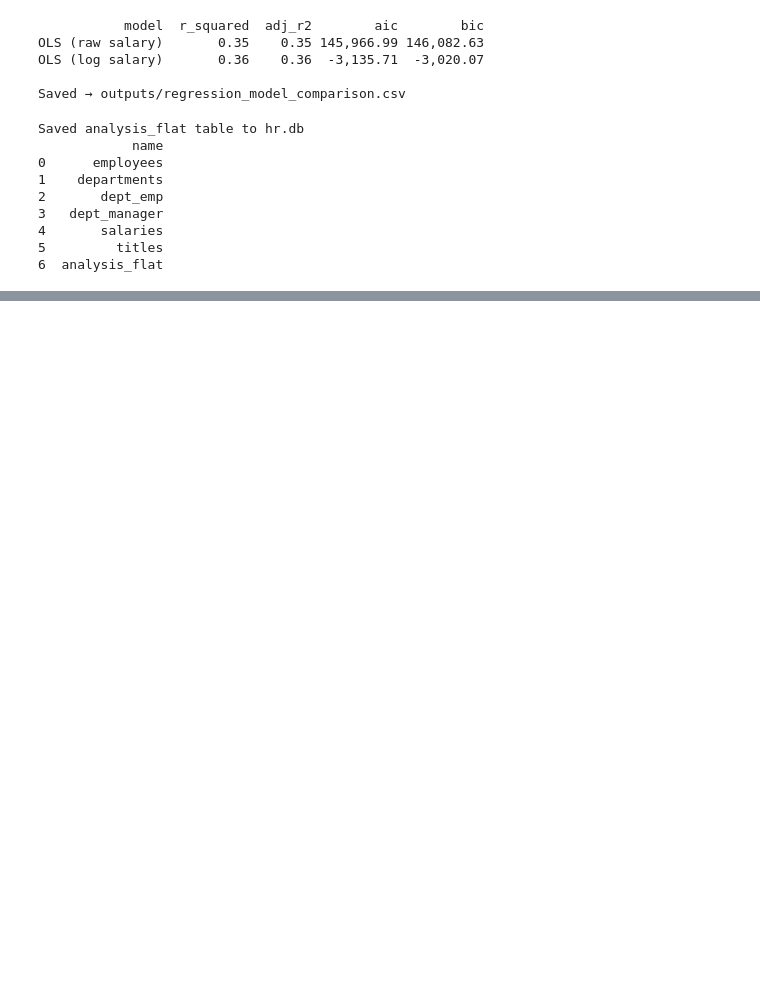
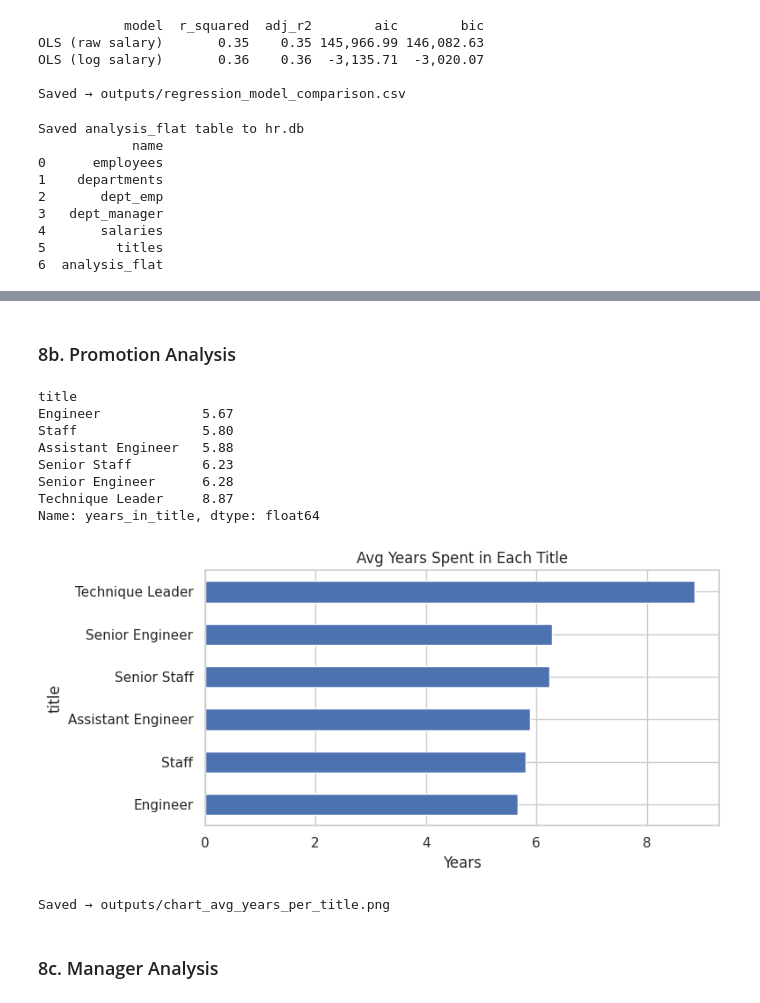
Before and after one commit to jdstigma/HR-ETL-Analysis, a Jupyter notebook: dataset/hr_analysis_executed.ipynb, the cells around one changed output, grey strips where cells are left out. Saved outputs shown, nothing was run; the diff lists cells and outputs as text; code cells hidden in the pictures; blank space fills up the shorter version.

```diff
--- a/dataset/hr_analysis_executed.ipynb
+++ b/dataset/hr_analysis_executed.ipynb
@@ -602,0 +621,32 @@ All outputs saved:
+# %% [markdown]
+### 8b. Promotion Analysis
+# %%
+titles_hist = pd.read_sql("SELECT emp_no, title, from_date, to_date FROM titles ORDER BY emp_no, from_date", conn)
+titles_hist['from_date'] = pd.to_datetime(titles_hist['from_date'])
+titles_hist['to_date']   = pd.to_datetime(titles_hist['to_date'].replace('9999-01-01', '2002-08-01'))
+titles_hist['years_in_title'] = ((titles_hist['to_date'] - titles_hist['from_date']).dt.days / 365.25).round(2)
+
+# Avg years spent in each title before moving on
+avg_years = titles_hist.groupby('title')['years_in_title'].mean().sort_values()
+print(avg_years.round(2))
+avg_years.to_csv(OUTPUT_DIR / 'eda_avg_years_per_title.csv')
+
+avg_years.plot.barh(figsize=(8, 4), title='Avg Years Spent in Each Title')
+plt.xlabel('Years')
+plt.tight_layout()
+plt.savefig(OUTPUT_DIR / 'chart_avg_years_per_title.png', dpi=150)
+plt.show()
+print('Saved → outputs/chart_avg_years_per_title.png')
+# %% [output]
+title
+Engineer             5.67
+Staff                5.80
+Assistant Engineer   5.88
+Senior Staff         6.23
+Senior Engineer      6.28
+Technique Leader     8.87
+Name: years_in_title, dtype: float64
+[figure, added]
+Saved → outputs/chart_avg_years_per_title.png
+# %% [markdown]
+### 8c. Manager Analysis
```
Also changed, not shown: parts of 10 cells of this notebook, 9 other files.
